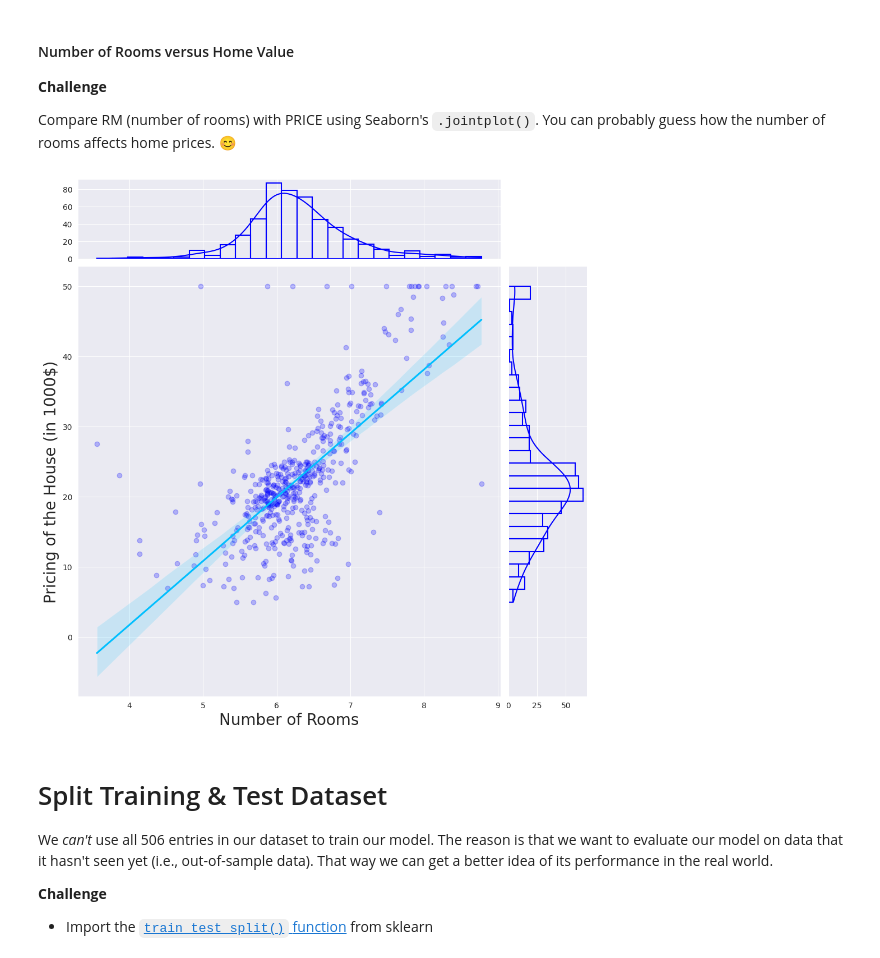
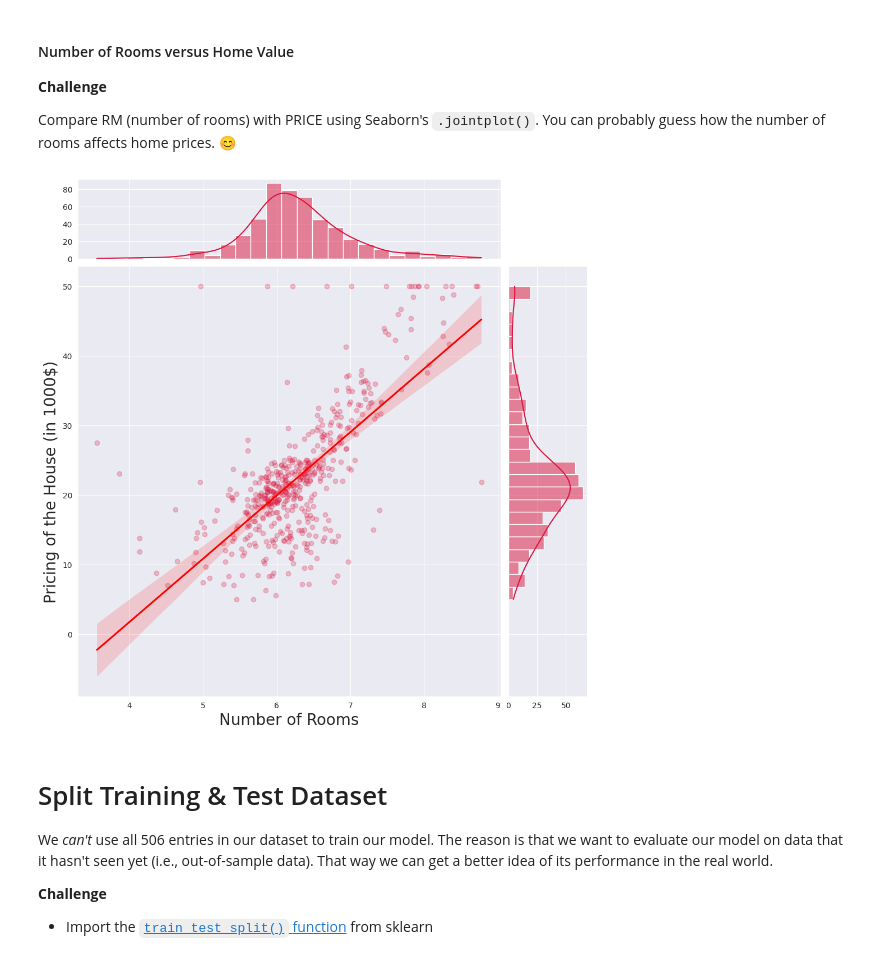
Before and after one commit to KenkiCZ/google_notebooks, a Jupyter notebook: C108_multivariable_regression.ipynb, the cells around one changed output. Saved outputs shown, nothing was run; the diff lists cells and outputs as text; code cells hidden in the pictures.

```diff
--- a/C108_multivariable_regression.ipynb
+++ b/C108_multivariable_regression.ipynb
@@ -437,13 +437,13 @@ with sns.axes_style("darkgrid"):
         x="LSTAT",
         y="PRICE",
         height=10,
-        color="blue",
+        color="orange",
         space=0.1,
         marginal_kws=dict(bins=25, fill=False),
         scatter_kws=dict(alpha=0.25),
         marginal_ticks=True,
         kind="reg",
-        line_kws=dict(color="deepskyblue"))
+        line_kws=dict(color="yellow"))
 
     # Set axis labels with custom font size
     ax.set_axis_labels(xlabel='Proportion of Lower-income Popullation', ylabel='Pricing of the House (in 1000$)', fontsize=20)
@@ -458,23 +458,23 @@ Compare RM (number of rooms) with PRICE using Seaborn's `.jointplot()`. You can
 # %%
 # Create a joint plot with a regression line
 with sns.axes_style("darkgrid"):
     ax = sns.jointplot(
         data=df_boston_base,
         x="RM",
         y="PRICE",
         height=10,
-        color="blue",
+        color="crimson",
         space=0.1,
-        marginal_kws=dict(bins=25, fill=False),
+        marginal_kws=dict(bins=25, fill=True),
         scatter_kws=dict(alpha=0.25),
         marginal_ticks=True,
         kind="reg",
-        line_kws=dict(color="deepskyblue"))
+        line_kws=dict(color="red"))
 
     # Set axis labels with custom font size
     ax.set_axis_labels(xlabel='Number of Rooms', ylabel='Pricing of the House (in 1000$)', fontsize=20)
 # %% [output]
-[figure, old version]
+[figure, new version]
 # %% [markdown]
 # Split Training & Test Dataset
 
```
Also changed, not shown: parts of 12 cells of this notebook.
